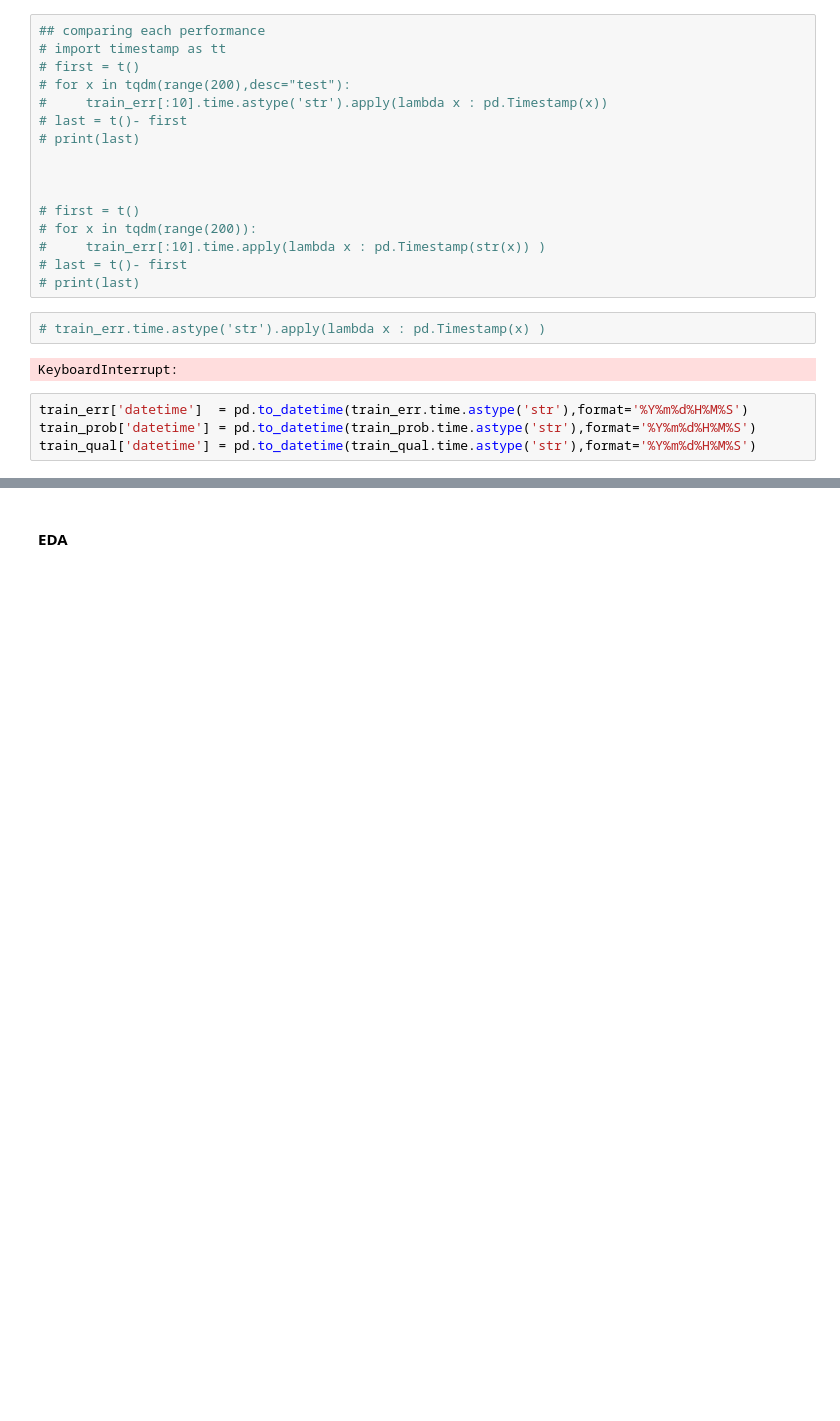
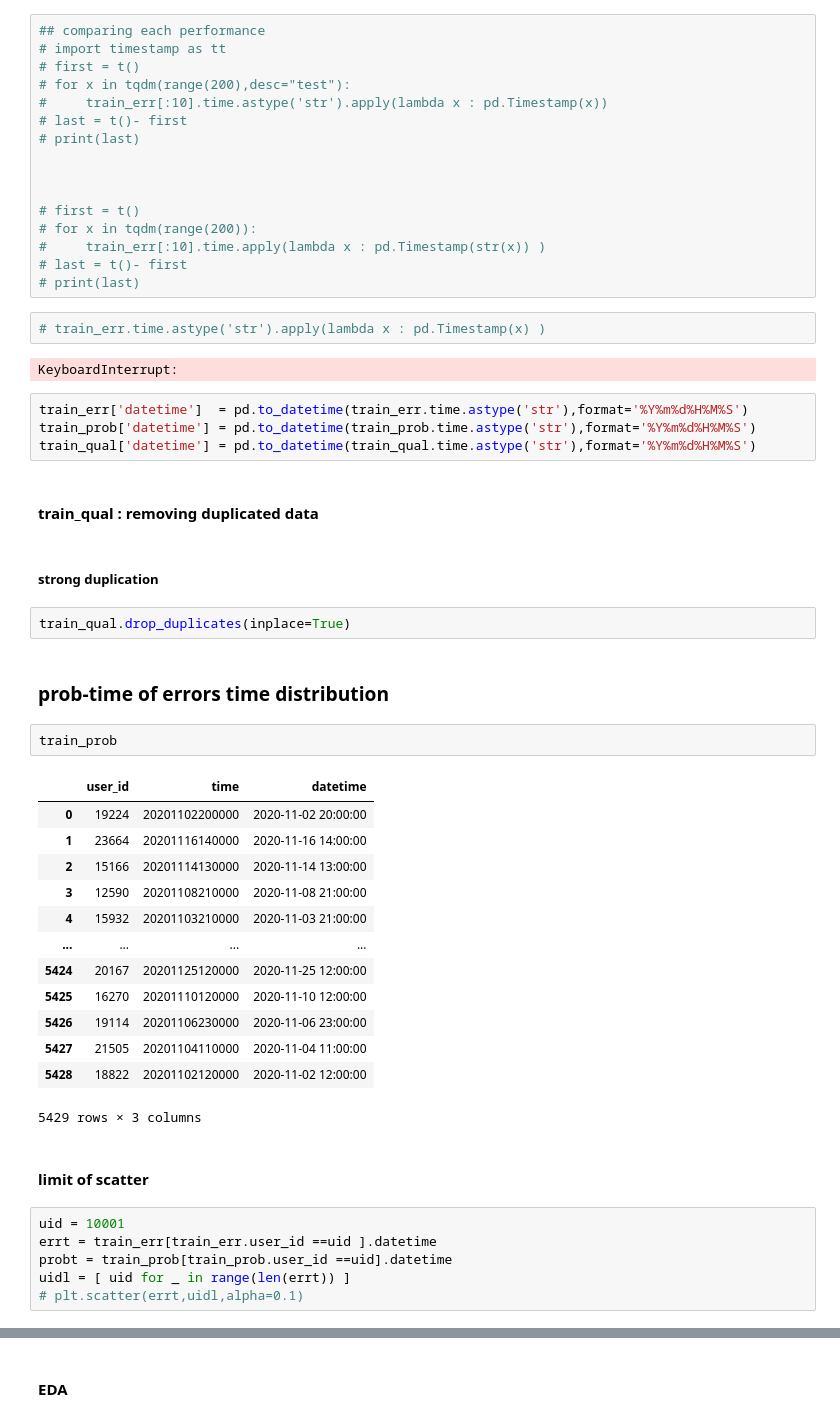
Before and after one commit to yg-renaissance/user-inconvenience-prediction, a Jupyter notebook: epsilon_eda.ipynb, the cells around one changed output, grey strips where cells are left out. Drawn from its saved outputs; the diff is of its cells as text; blank space fills up the shorter version.

```diff
--- a/epsilon_eda.ipynb
+++ b/epsilon_eda.ipynb
@@ -145,3 +145,35 @@ KeyboardInterrupt:
 train_err['datetime']  = pd.to_datetime(train_err.time.astype('str'),format='%Y%m%d%H%M%S')
 train_prob['datetime'] = pd.to_datetime(train_prob.time.astype('str'),format='%Y%m%d%H%M%S')
 train_qual['datetime'] = pd.to_datetime(train_qual.time.astype('str'),format='%Y%m%d%H%M%S')
+# %% [markdown]
+#### train_qual : removing duplicated data
+# %% [markdown]
+##### strong duplication
+# %%
+train_qual.drop_duplicates(inplace=True)
+# %% [markdown]
+###  prob-time of errors time distribution
+# %%
+train_prob
+# %% [output]
+|  | user_id | time | datetime |
+| 0 | 19224 | 20201102200000 | 2020-11-02 20:00:00 |
+| 1 | 23664 | 20201116140000 | 2020-11-16 14:00:00 |
+| 2 | 15166 | 20201114130000 | 2020-11-14 13:00:00 |
+| 3 | 12590 | 20201108210000 | 2020-11-08 21:00:00 |
+| 4 | 15932 | 20201103210000 | 2020-11-03 21:00:00 |
+| ... | ... | ... | ... |
+| 5424 | 20167 | 20201125120000 | 2020-11-25 12:00:00 |
+| 5425 | 16270 | 20201110120000 | 2020-11-10 12:00:00 |
+| 5426 | 19114 | 20201106230000 | 2020-11-06 23:00:00 |
+| 5427 | 21505 | 20201104110000 | 2020-11-04 11:00:00 |
+| 5428 | 18822 | 20201102120000 | 2020-11-02 12:00:00 |
+5429 rows × 3 columns
+# %% [markdown]
+#### limit of scatter
+# %%
+uid = 10001
+errt = train_err[train_err.user_id ==uid ].datetime
+probt = train_prob[train_prob.user_id ==uid].datetime
+uidl = [ uid for _ in range(len(errt)) ]
+# plt.scatter(errt,uidl,alpha=0.1)
```
Also changed, not shown: parts of 78 cells of this notebook, 1 other file.
